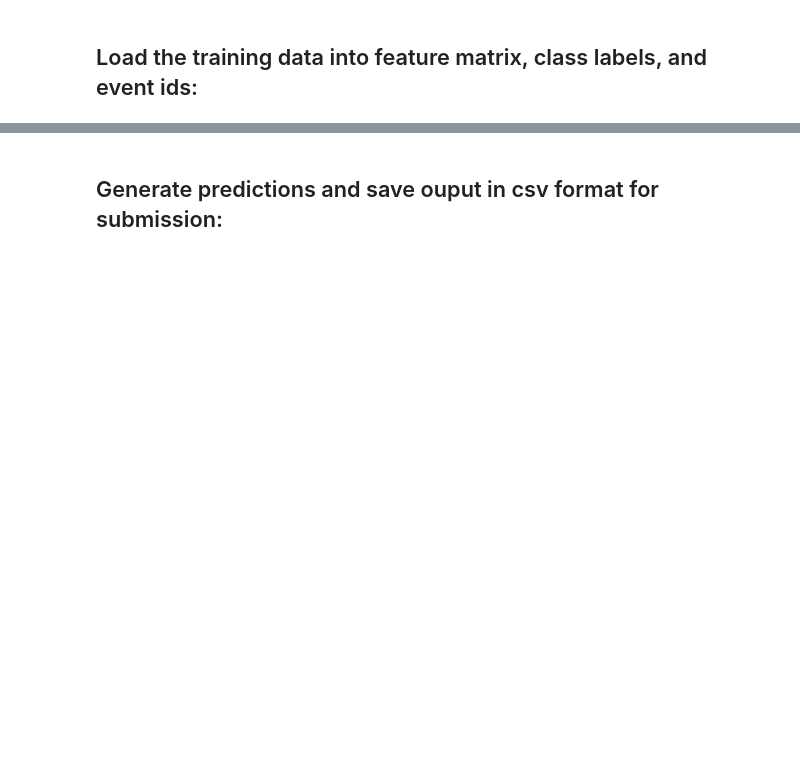
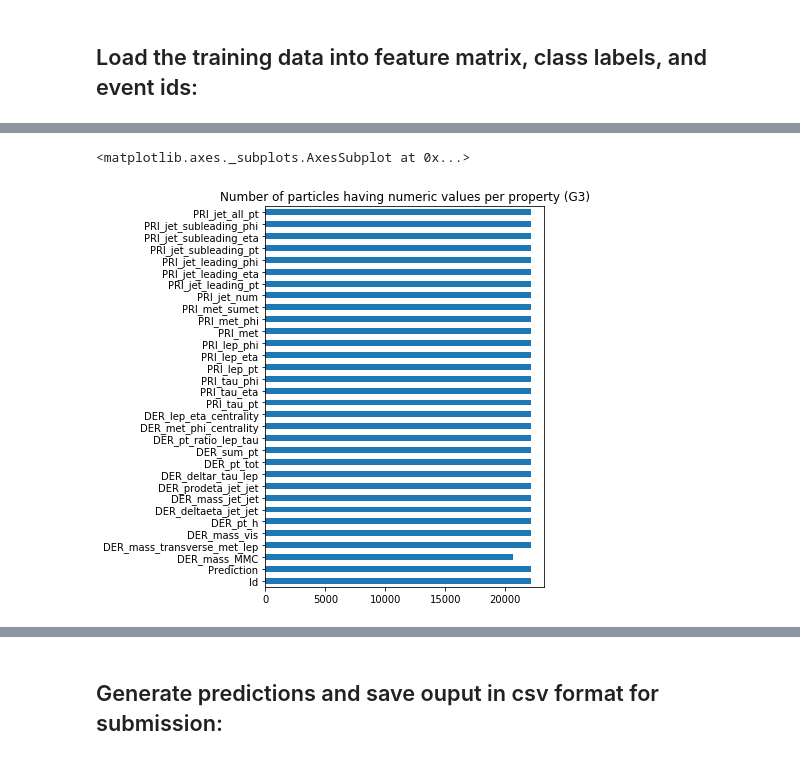
Before and after one commit to zghonda/EPFL-Machine-Learning-Higgs-2019, a Jupyter notebook: scripts/project1.ipynb, the cells around one changed output, grey strips where cells are left out. Cells and saved outputs as stored; diff of their text form; code cells hidden in the pictures; blank space fills up the shorter version.

```diff
--- a/scripts/project1.ipynb
+++ b/scripts/project1.ipynb
@@ -78,0 +72,5 @@ best_degree
+# %%
+df[df.PRI_jet_num == 3].count().plot(kind='barh',title = 'Number of particles having numeric values per property (G3)',figsize = (5,7))
+# %% [output]
+<matplotlib.axes._subplots.AxesSubplot at 0x...>
+[figure, added]
```
Also changed, not shown: parts of 24 cells of this notebook.
